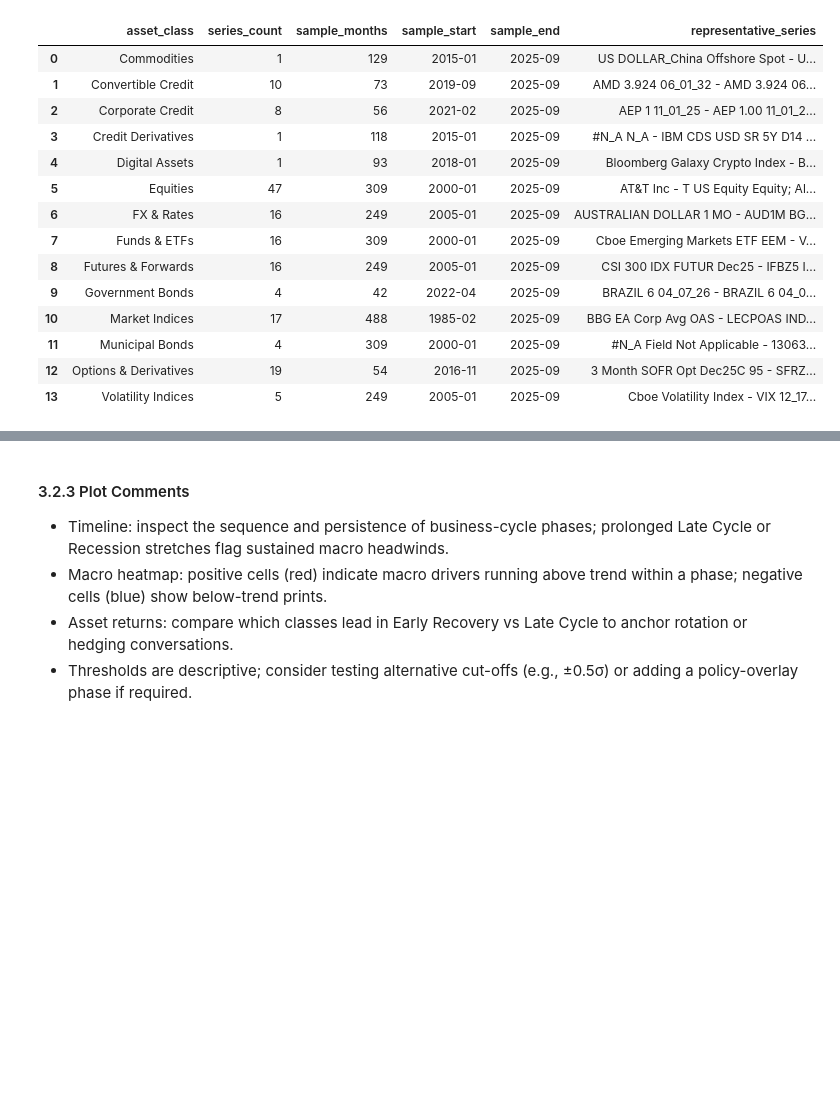
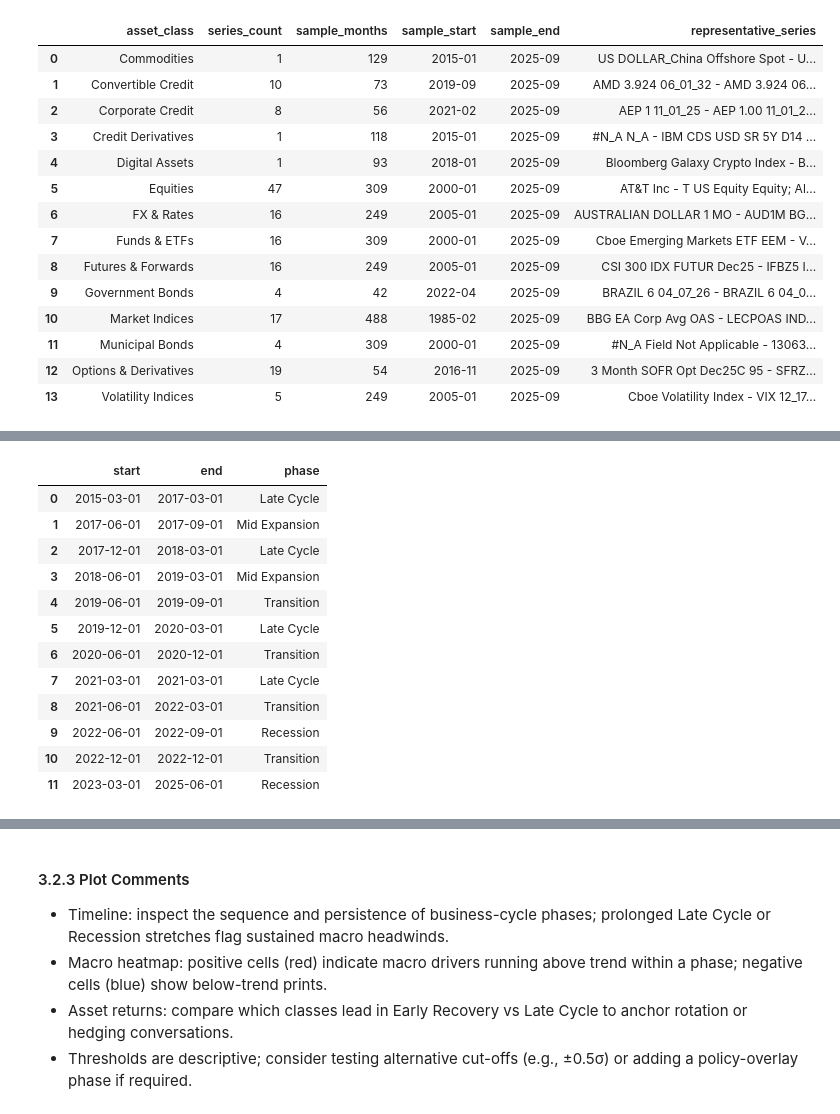
Before and after one commit to kecheng-shi/Nexus-data-preprocessing, a Jupyter notebook: Nexus Data Analysis.ipynb, the cells around one changed output, grey strips where cells are left out. Cells and saved outputs as stored; diff of their text form; code cells hidden in the pictures; blank space fills up the shorter version.

```diff
--- a/Nexus Data Analysis.ipynb
+++ b/Nexus Data Analysis.ipynb
@@ -914,5 +953,7 @@ We replace unsupervised macro clustering with a deterministic business-cycle fra
 # %%
 # Business-cycle phase classification using macro composites
+import pandas as pd
+import numpy as np
 macro_phase_panel = macro_changes_pd.reset_index().rename(columns={"index": "date"}).sort_values("date")
 macro_feature_matrix = macro_phase_panel.set_index("date")[macro_change_cols]
 valid_macro_cols = [col for col in macro_feature_matrix.columns if macro_feature_matrix[col].std(ddof=0) > 0]
@@ -982,7 +1023,48 @@ def assign_phase(row):
     return "Transition"
 
 cycle_panel["phase"] = cycle_panel.apply(assign_phase, axis=1)
+
+# Fallback: relax thresholds using quantiles if no Early Recovery months
+if (cycle_panel["phase"] == "Early Recovery").sum() == 0:
+    # Quantile thresholds (75th for growth, 25th for policy, 75th for inflation)
+    q = pd.DataFrame({
+        "growth_z": cycle_panel["growth_z"],
+        "inflation_z": cycle_panel["inflation_z"],
+        "policy_z": cycle_panel["policy_z"],
+    }).quantile([0.25, 0.75])
+    q75g = float(q.loc[0.75, "growth_z"]) if 0.75 in q.index else 0.5
+    q25p = float(q.loc[0.25, "policy_z"]) if 0.25 in q.index else -0.1
+    q75i = float(q.loc[0.75, "inflation_z"]) if 0.75 in q.index else 0.7
+    def assign_phase_q(row):
+        g = row["growth_z"]; i = row["inflation_z"]; p = row["policy_z"]
+        if np.isnan(g) or np.isnan(i) or np.isnan(p):
+            return "Unclassified"
+        if g <= G_LOW:
+            return "Recession"
+        if g >= q75g and p <= q25p and i <= q75i:
+            return "Early Recovery"
+        if g >= 0.0 and p < P_TIGHT and i < I_HIGH:
+            return "Mid Expansion"
+        if g > -0.3 and (i >= I_HIGH or p >= P_TIGHT):
+            return "Late Cycle"
+        return "Transition"
+    cycle_panel["phase"] = cycle_panel.apply(assign_phase_q, axis=1)
 cycle_panel = cycle_panel.reset_index().rename(columns={"index": "date"})
+
+# Align phases to the full analysis calendar and fill gaps
+calendar = pd.to_datetime(pd.Index(combined_panel.index).unique()).sort_values()
+phase_series_full = cycle_panel.set_index("date")["phase"]
+phase_series_full = (
+    phase_series_full.reindex(calendar)
+    .replace("Unclassified", pd.NA)
+    .ffill()
+    .bfill()
+)
+# Final fill for any remaining missing phases
+phase_series_full = phase_series_full.fillna("Transition")
+cycle_panel_full = cycle_panel.set_index("date").reindex(calendar)
+cycle_panel_full["phase"] = phase_series_full.fillna("Transition")
+cycle_panel_full = cycle_panel_full.reset_index().rename(columns={"index": "date"})
 
 phase_priority = ["Early Recovery", "Mid Expansion", "Late Cycle", "Recession", "Transition", "Unclassified"]
 phase_order = [p for p in phase_priority if p in cycle_panel["phase"].unique()]
@@ -990,14 +1072,14 @@ phase_order = [p for p in phase_priority if p in cycle_panel["phase"].unique()]
 # Join phases to the asset-macro panel
 analysis_pd = combined_panel.reset_index().rename(columns={"index": "date"})
 analysis_pd["date"] = pd.to_datetime(analysis_pd["date"])
-analysis_pd = analysis_pd.merge(cycle_panel, on="date", how="left")
-analysis_pd["phase"] = analysis_pd["phase"].ffill().bfill()
+analysis_pd = analysis_pd.merge(cycle_panel_full[["date","phase"]], on="date", how="left")
+analysis_pd["phase"] = analysis_pd["phase"].ffill().bfill().fillna("Transition")
 
 # Phase summaries
 phase_summary = (
-    analysis_pd.groupby("phase")
+    cycle_panel_full.groupby("phase")
     .agg(
-        months=("date", "count"),
+        months=("phase", "count"),
         avg_growth=("growth_z", "mean"),
         avg_inflation=("inflation_z", "mean"),
         avg_policy=("policy_z", "mean"),
@@ -1007,14 +1089,14 @@ phase_summary = (
 )
 
 phase_macro_mean = (
-    macro_feature_matrix.join(cycle_panel.set_index("date")["phase"])
+    macro_feature_matrix.join(cycle_panel_full.set_index("date")["phase"])
     .groupby("phase")
     .mean()
     .reindex(phase_order)
 )
 phase_macro_mean = phase_macro_mean.reindex(columns=valid_macro_cols)
 phase_macro_z_mean = (
-    macro_z_df.join(cycle_panel.set_index("date")["phase"])
+    macro_z_df.join(cycle_panel_full.set_index("date")["phase"])
     .groupby("phase")
     .mean()
     .reindex(phase_order)
@@ -1023,7 +1105,7 @@ phase_asset_mean = analysis_pd.groupby("phase")[asset_class_cols].mean().reindex
 
 # Build contiguous phase segments for timeline visual
 phase_segments = []
-phase_series = cycle_panel.set_index("date")["phase"].sort_index()
+phase_series = phase_series_full.sort_index()
 if not phase_series.empty:
     dates = phase_series.index.to_list()
     labels = phase_series.to_numpy()
@@ -1046,14 +1128,12 @@ phase_periods_df = pd.DataFrame(
 
 print("Business-cycle phase summary (composite z-scores):")
 display(phase_summary.round({"avg_growth": 2, "avg_inflation": 2, "avg_policy": 2, "time_share": 3}))
-print("
-Macro driver averages by phase (mean monthly change, %):")
+print("\nMacro driver averages by phase (mean monthly change, %):")
 display((phase_macro_mean * 100).round(2))
-print("
-Average monthly return by phase and asset class:")
+print("\nAverage monthly return by phase and asset class:")
 display(phase_asset_mean.round(3))
 if not phase_periods_df.empty:
-    print("
-Contiguous business-cycle intervals:")
+    print("\nContiguous business-cycle intervals:")
     display(phase_periods_df)
+    display(phase_periods_df)
 # %% [output]
@@ -1060,0 +1162,13 @@ SyntaxError: unterminated string literal (detected at line 135) (304178959.py, l
+|  | start | end | phase |
+| 0 | 2015-03-01 | 2017-03-01 | Late Cycle |
+| 1 | 2017-06-01 | 2017-09-01 | Mid Expansion |
+| 2 | 2017-12-01 | 2018-03-01 | Late Cycle |
+| 3 | 2018-06-01 | 2019-03-01 | Mid Expansion |
+| 4 | 2019-06-01 | 2019-09-01 | Transition |
+| 5 | 2019-12-01 | 2020-03-01 | Late Cycle |
+| 6 | 2020-06-01 | 2020-12-01 | Transition |
+| 7 | 2021-03-01 | 2021-03-01 | Late Cycle |
+| 8 | 2021-06-01 | 2022-03-01 | Transition |
+| 9 | 2022-06-01 | 2022-09-01 | Recession |
+| 10 | 2022-12-01 | 2022-12-01 | Transition |
+| 11 | 2023-03-01 | 2025-06-01 | Recession |
```
Also changed, not shown: parts of 5 cells of this notebook, 1 other file.
